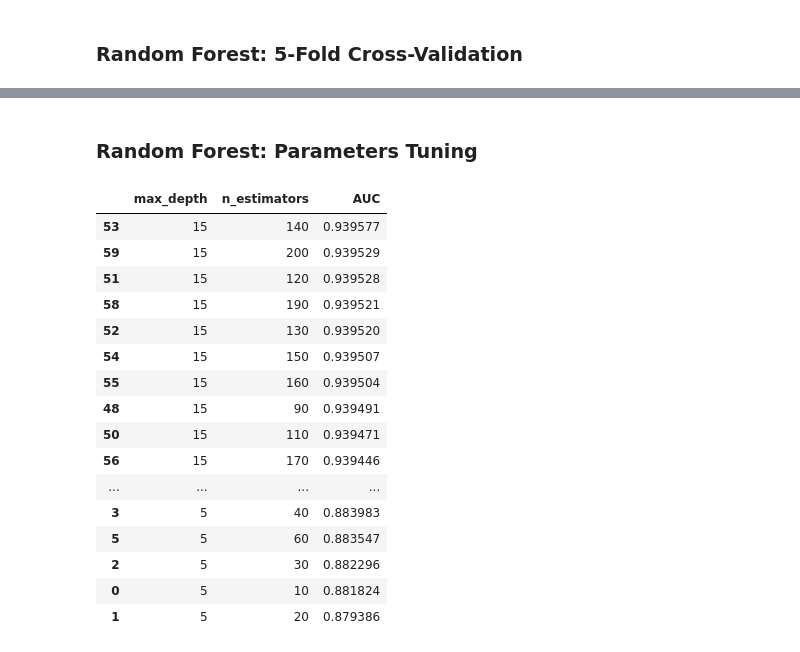
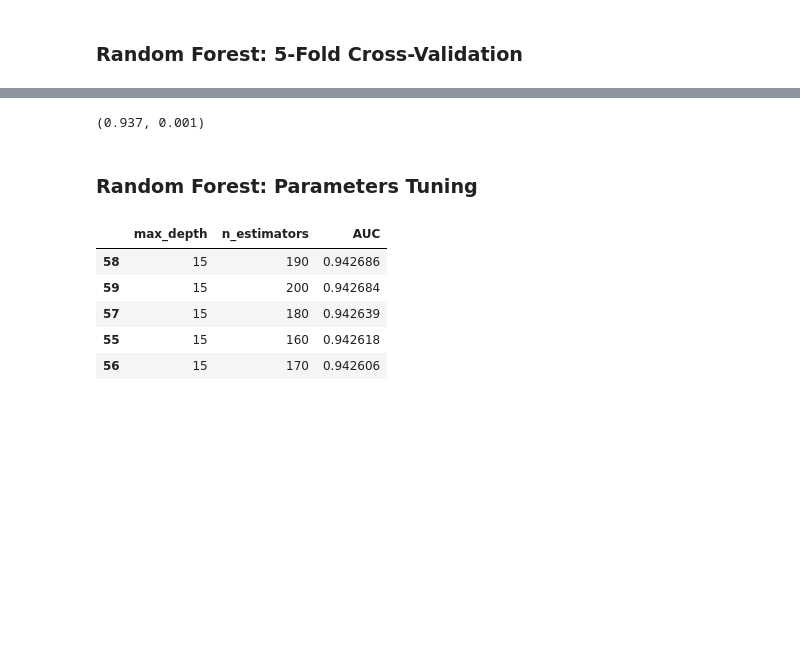
Before and after one commit to desol1997/hotel_booking_cancellation_prediction, a Jupyter notebook: notebook.ipynb, the cells around one changed output, grey strips where cells are left out. Saved outputs shown, nothing was run; the diff lists cells and outputs as text; code cells hidden in the pictures; blank space fills up the shorter version.

```diff
--- a/notebook.ipynb
+++ b/notebook.ipynb
@@ -558,0 +383,3 @@ np.mean(scores).round(3), np.std(scores).round(3)
+# %%
+model, evaluation_metrics = train_model_and_evaluate(df_full_train, features=features, target=TARGET, trainer='decision_tree',
+                                                     model_params=model_params, kfold_splits=5, seed=SEED)
@@ -712,46 +470,39 @@ np.mean(scores).round(3), np.std(scores).round(3)
+# %%
+model, evaluation_metrics = train_model_and_evaluate(df_full_train, features=features, target=TARGET, trainer='random_forest',
+                                                     model_params=model_params, kfold_splits=5, seed=SEED)
+# %%
+round(evaluation_metrics['AUC'].mean, 3), round(evaluation_metrics['AUC'].std, 3)
+# %% [output]
+(0.937, 0.001)
 # %% [markdown]
 ### Random Forest: Parameters Tuning
-# %%
-scores = []
-
-for d in tqdm([5, 10, 15], desc='max_depth'):
-    for n in tqdm(range(10, 201, 10), desc='n_estimators', leave=False):
-        df_train = df_train[features]
-        df_val = df_val[features]
-
-        train_dict = df_train.to_dict(orient='records')
-        val_dict = df_val.to_dict(orient='records')
-
-        dv = fit_dv(train_dict)
-        X_train = prepare_X(train_dict, dv)
-        rf = train_random_forest(X_train, y_train, n_estimators=n, max_depth=d)
-        X_val = prepare_X(val_dict, dv)
-        y_pred = predict(X_val, rf)
-        auc = roc_auc_score(y_val, y_pred)
-
-        scores.append((d, n, auc))
+# %%
+auc_scores = []
+
+for d in tqdm([5, 10, 15], desc='max_depth'):
+    for n in tqdm(range(10, 201, 10), desc='n_estimators', leave=False):
+        model_params = {
+            'max_depth': d,
+            'n_estimators': n,
+            'min_samples_leaf': 1,
+            'random_state': SEED,
+            'n_jobs': N_JOBS
+        }
+
+        model, evaluation_metrics = train_model_and_evaluate(df_full_train, features=features, target=TARGET, trainer='random_forest',
+                                                            model_params=model_params, kfold_splits=5, seed=SEED)
+        auc_scores.append((d, n, evaluation_metrics['AUC'].mean))
 # %%
 columns = ['max_depth', 'n_estimators', 'AUC']
-df_scores = pd.DataFrame(scores, columns=columns)
-df_scores.sort_values(by='AUC', ascending=False)
+df_scores = pd.DataFrame(auc_scores, columns=columns)
+df_scores.sort_values(by='AUC', ascending=False).head(5)
 # %% [output]
 |  | max_depth | n_estimators | AUC |
-| 53 | 15 | 140 | 0.939577 |
-| 59 | 15 | 200 | 0.939529 |
-| 51 | 15 | 120 | 0.939528 |
-| 58 | 15 | 190 | 0.939521 |
-| 52 | 15 | 130 | 0.939520 |
-| 54 | 15 | 150 | 0.939507 |
-| 55 | 15 | 160 | 0.939504 |
-| 48 | 15 | 90 | 0.939491 |
-| 50 | 15 | 110 | 0.939471 |
-| 56 | 15 | 170 | 0.939446 |
-| ... | ... | ... | ... |
-| 3 | 5 | 40 | 0.883983 |
-| 5 | 5 | 60 | 0.883547 |
-| 2 | 5 | 30 | 0.882296 |
-| 0 | 5 | 10 | 0.881824 |
-| 1 | 5 | 20 | 0.879386 |
+| 58 | 15 | 190 | 0.942686 |
+| 59 | 15 | 200 | 0.942684 |
+| 57 | 15 | 180 | 0.942639 |
+| 55 | 15 | 160 | 0.942618 |
+| 56 | 15 | 170 | 0.942606 |
 # %%
 for d in [5, 10, 15]:
     df_subset = df_scores[df_scores.max_depth == d]
```
Also changed, not shown: parts of 78 cells of this notebook, 13 other files.
